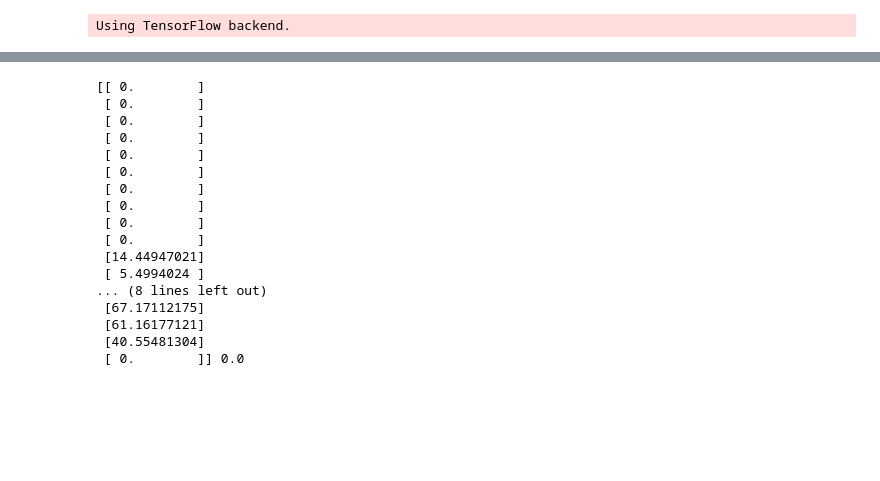
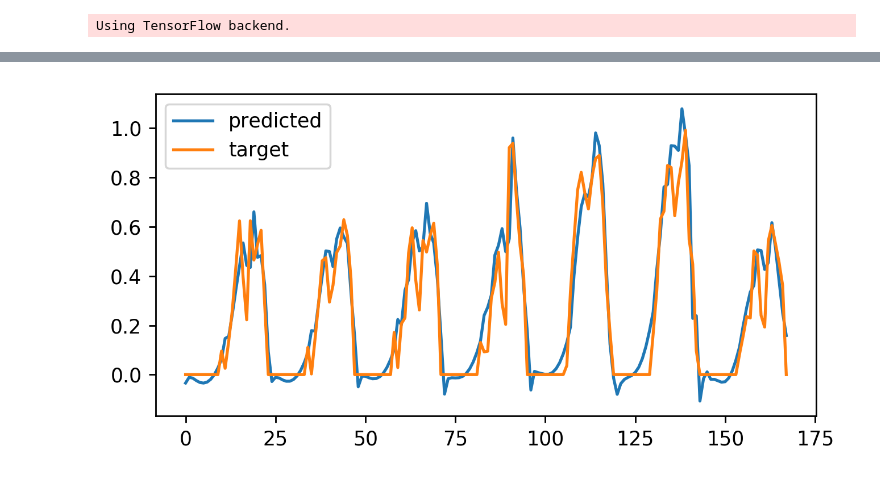
Before and after one commit to vadikko2/Hack_university, a Jupyter notebook: Main.ipynb, the cells around one changed output, grey strips where cells are left out. Cells and saved outputs as stored; diff of their text form; code cells hidden in the pictures; blank space fills up the shorter version.

```diff
--- a/Main.ipynb
+++ b/Main.ipynb
@@ -69,7 +69,7 @@ fig = SVG(models.visModel(AGS_model, savePath = 'data/images/', name = 'AGS_stru
 ### Структура модели.
 <img src="data/images/AGS_structure.png" width="100%">
 # %%
-IRAM = models.IntensRecModelCreater()()
+IRAM = models.IntensRecModelCreater(input_dim = 2)()
 fig = SVG(models.visModel(IRAM, savePath = 'data/images/', name = 'IRAM_structure'))
 # %% [markdown]
 # Для анализа временных последовательностей мы используем рекуррентные нейронные сети
@@ -113,0 +137,7 @@ plt.show()
+# %%
+X, Y = models.pad_sequences(data_set)
+
+Y = [d[0] for d in Y]
+
+history = models.fitModel(IRAM, X , Y, 'data/model_weights/RNN_Analys',
+                          val_rate = 0.1, epochs = 1000, batch_size = 1024)
@@ -114,22 +162,15 @@ plt.show()
+# %%
+YP = IRAM.predict(X)
+
+plt.figure(figsize = (6,3), dpi = 250)
+
+plt.plot(YP[:24*7], label = "predicted")
+plt.plot(Y[:24*7], label = "target")
+plt.legend()
+plt.show()
+# %% [output]
+[figure, added]
 # %%
-X, Y = models.pad_sequences(data_set)
+X, Y = models.pad_sequences(weekTest)
 
-print(X[0],Y[0])
+Y = [d[0] for d in Y]
-# %% [output]
-[[ 0.        ]
- [ 0.        ]
- [ 0.        ]
- [ 0.        ]
- [ 0.        ]
- [ 0.        ]
- [ 0.        ]
- [ 0.        ]
- [ 0.        ]
- [ 0.        ]
- [14.44947021]
- [ 5.4994024 ]
-... (8 lines left out)
- [67.17112175]
- [61.16177121]
- [40.55481304]
- [ 0.        ]] 0.0
```
Also changed, not shown: parts of 3 cells of this notebook, 2 other files.
